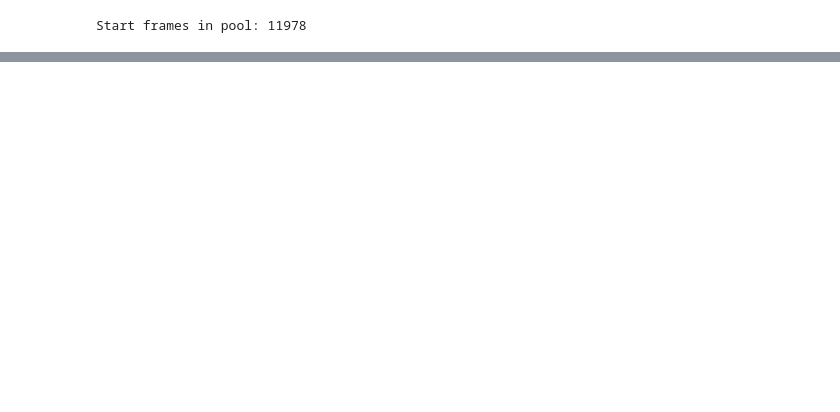
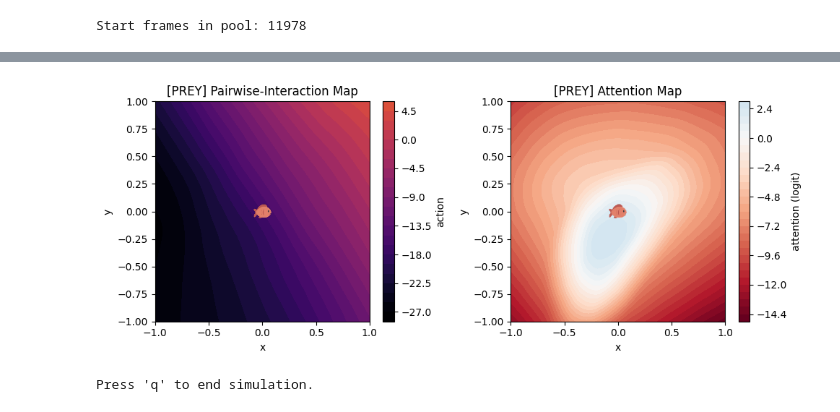
Before and after one commit to wirthy21/Master-Thesis, a Jupyter notebook: notebooks/2.2 BC training.ipynb, the cells around one changed output, grey strips where cells are left out. Drawn from its saved outputs; the diff is of its cells as text; code cells hidden in the pictures; blank space fills up the shorter version.

```diff
--- a/notebooks/2.2 BC training.ipynb
+++ b/notebooks/2.2 BC training.ipynb
@@ -122,0 +129,14 @@ FileNotFoundError: No such file or directory: 'c:\Users\janni\anaconda3\envs\tes
+# %%
+xs, ys, prey_action_map, prey_attn_map = compute_pin_an_maps(pin=prey_policy.pred_pairwise, an=prey_policy.prey_attention)
+
+prey_img_path = rf"..\data\3. Evaluation\images\prey.png"
+plot_policy_maps(xs, ys, prey_action_map, prey_attn_map, role="prey", img_path=prey_img_path)
+# %% [output]
+[figure, added]
+# %%
+env = parallel_env(use_walls=True, prey_max_velocity=4.0, predator_max_velocity=7.0, prey_count=20)
+positions = start_frame_pool.sample(n=1)
+env.reset(options=positions)
+metrics = run_policies(env, pred_policy, prey_policy)
+# %% [output]
+Press 'q' to end simulation.
```
Also changed, not shown: parts of 10 cells of this notebook, 6 other files.
